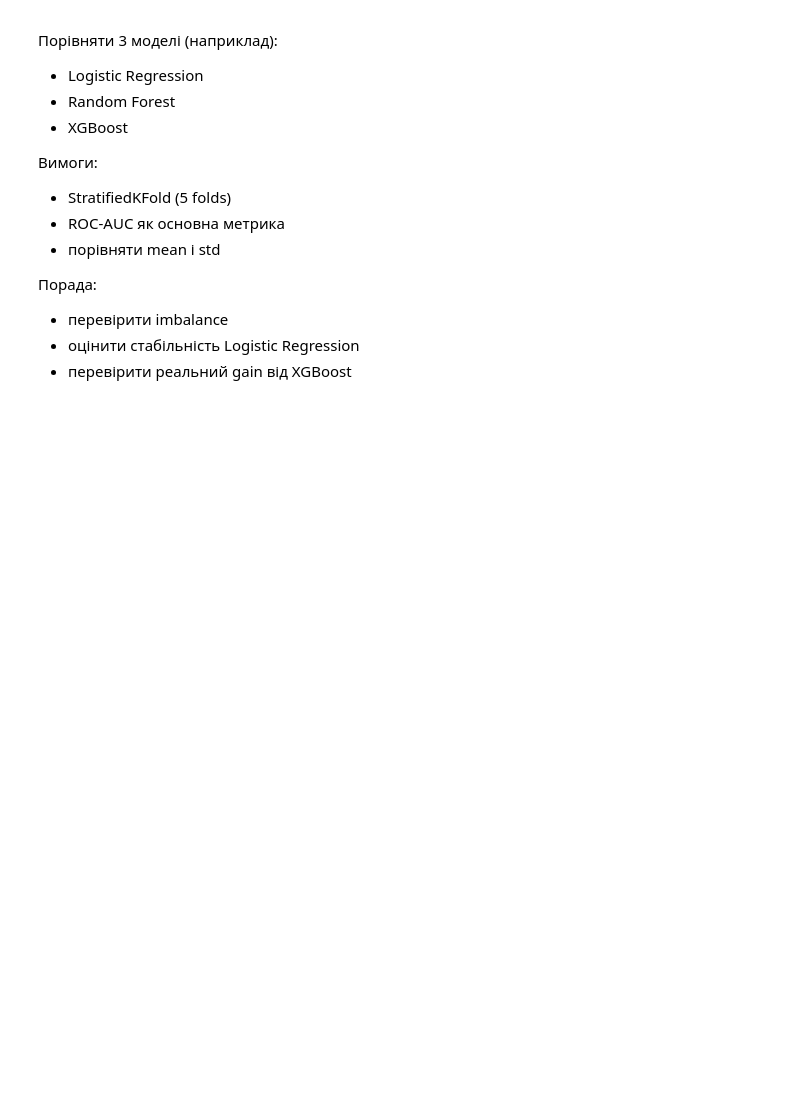
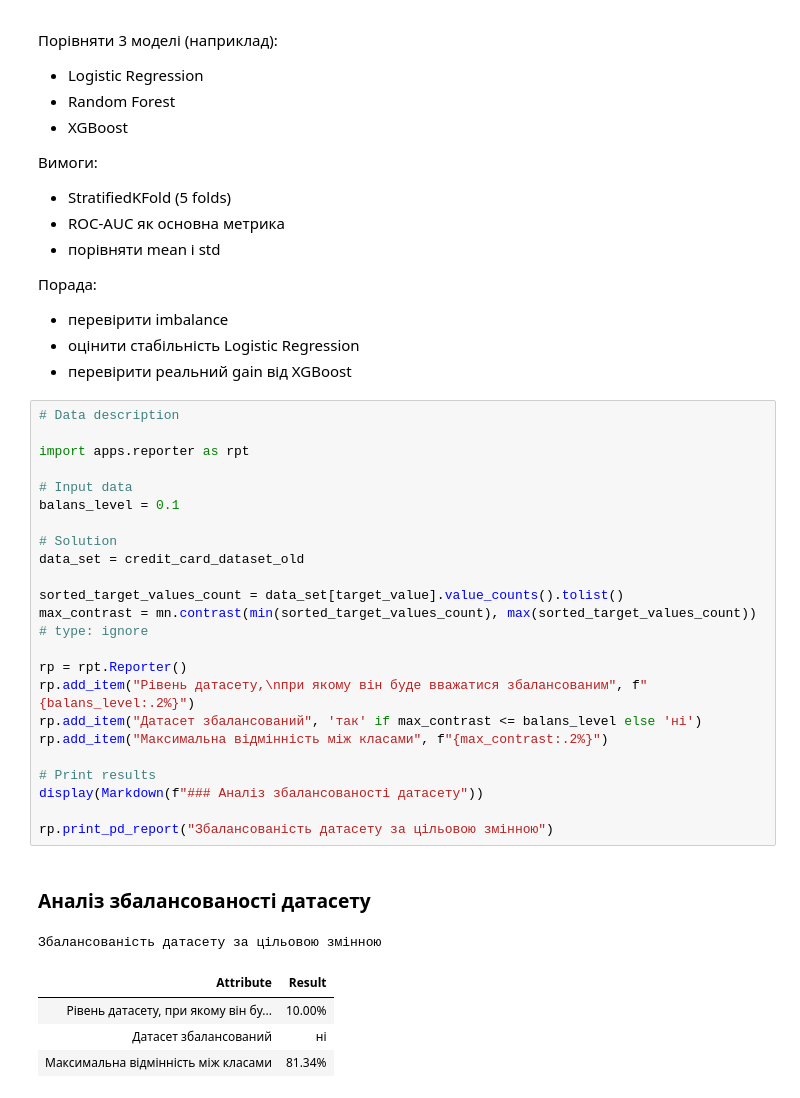
Before and after one commit to BogdanPinchuk/DataScience-PBY_HW20_Course_Project, a Jupyter notebook: Bohdan_Pinchuk_DS_HW20.ipynb, the cells around one changed output. Drawn from its saved outputs; the diff is of its cells as text; blank space fills up the shorter version.

```diff
--- a/Bohdan_Pinchuk_DS_HW20.ipynb
+++ b/Bohdan_Pinchuk_DS_HW20.ipynb
@@ -2290,6 +2284,36 @@ plt.show()
 - перевірити imbalance
 - оцінити стабільність Logistic Regression
 - перевірити реальний gain від XGBoost
+# %%
+# Data description
+
+import apps.reporter as rpt
+
+# Input data
+balans_level = 0.1
+
+# Solution
+data_set = credit_card_dataset_old
+
+sorted_target_values_count = data_set[target_value].value_counts().tolist()
+max_contrast = mn.contrast(min(sorted_target_values_count), max(sorted_target_values_count))  # type: ignore
+
+rp = rpt.Reporter()
+rp.add_item("Рівень датасету,\nпри якому він буде вважатися збалансованим", f"{balans_level:.2%}")
+rp.add_item("Датасет збалансований", 'так' if max_contrast <= balans_level else 'ні')
+rp.add_item("Максимальна відмінність між класами", f"{max_contrast:.2%}")
+
+# Print results
+display(Markdown(f"### Аналіз збалансованості датасету"))
+
+rp.print_pd_report("Збалансованість датасету за цільовою змінною")
+# %% [output]
+### Аналіз збалансованості датасету
+Збалансованість датасету за цільовою змінною
+| Attribute | Result |
+| Рівень датасету, при якому він бу... | 10.00% |
+| Датасет збалансований | ні |
+| Максимальна відмінність між класами | 81.34% |
 # %%
 # Splitting data
 
```
Also changed, not shown: parts of 9 cells of this notebook, 1 other file.
